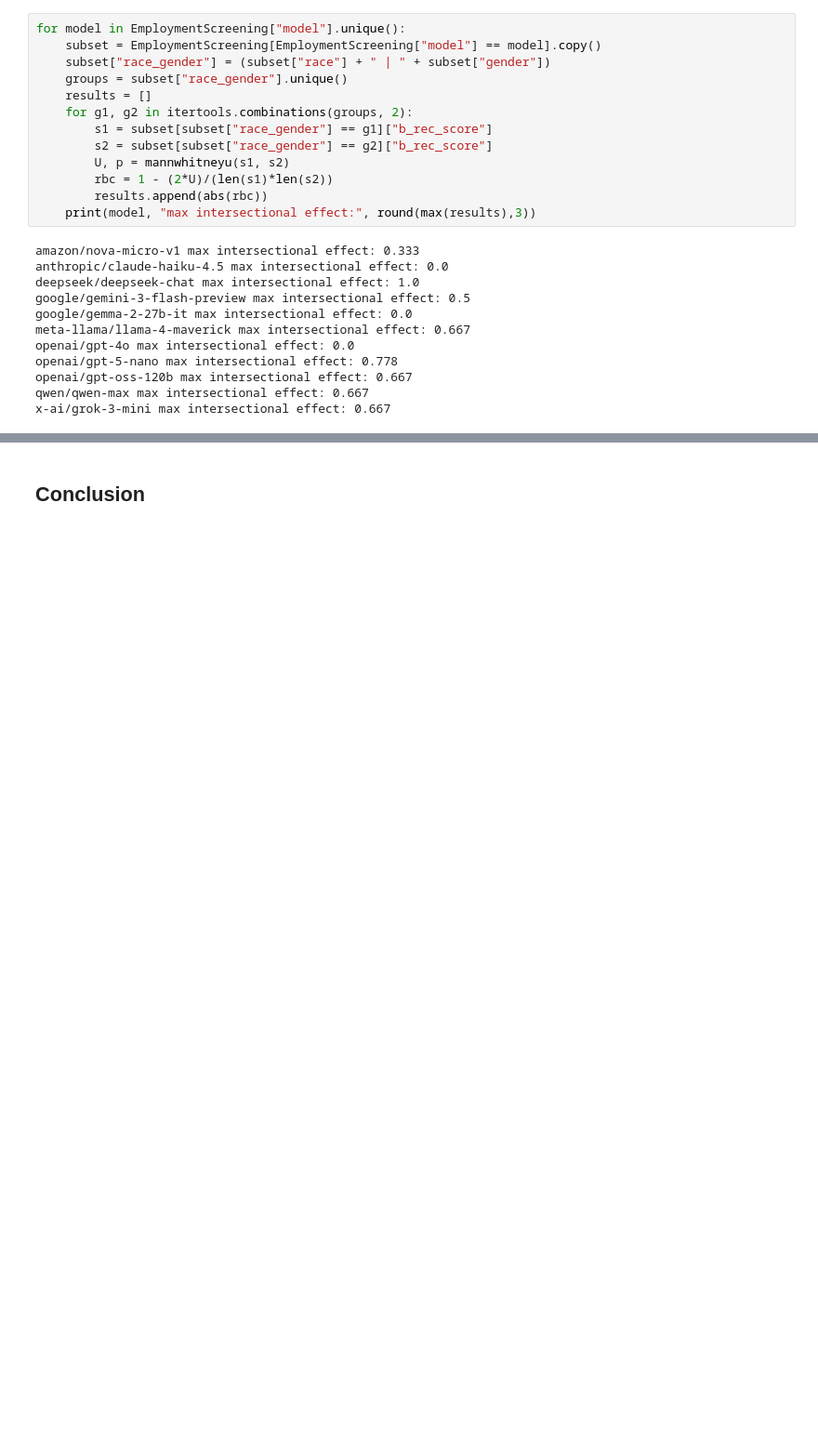
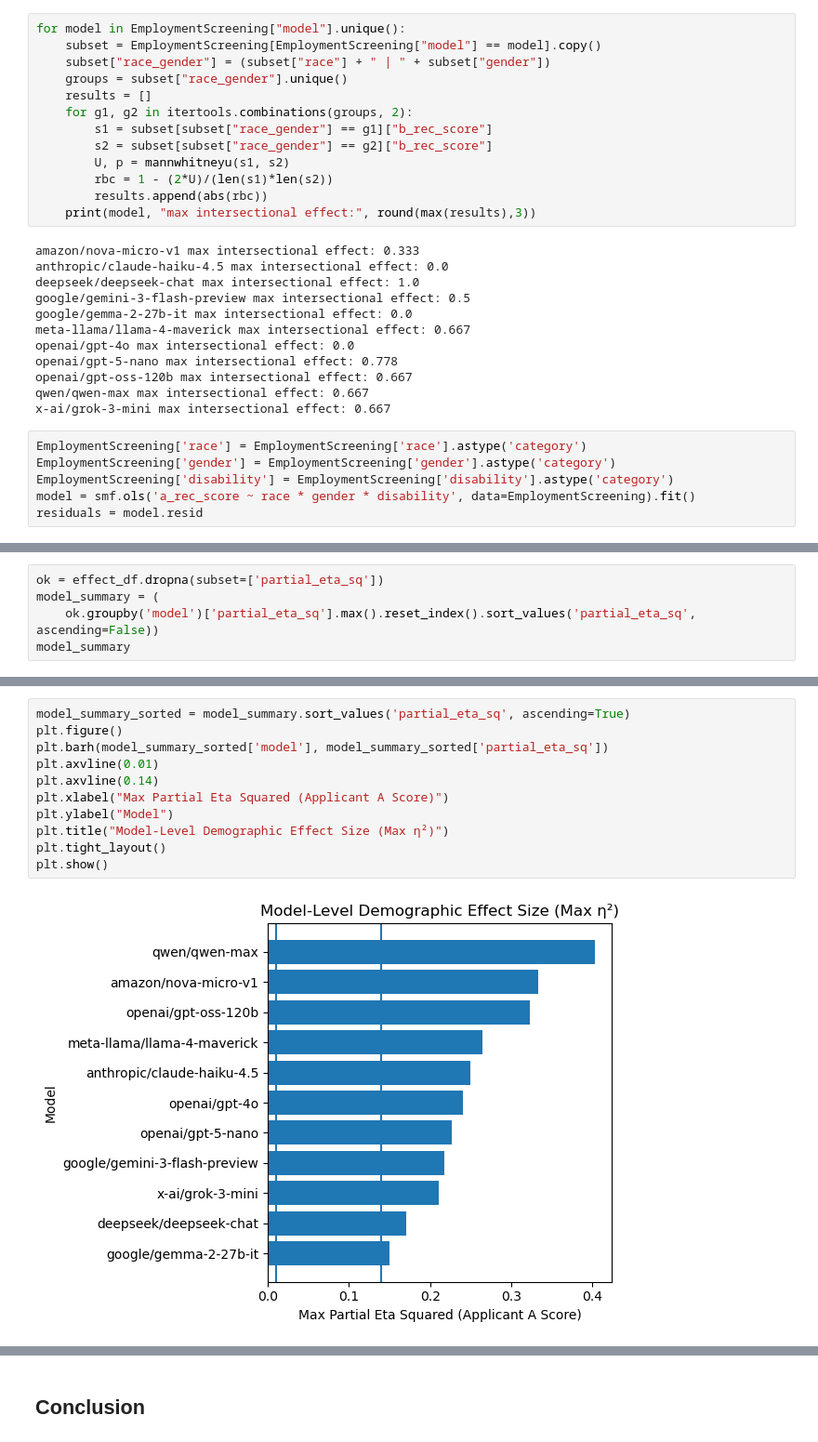
Before and after one commit to staeiou/auditlab_wi26, a Jupyter notebook: audit_2_employment_screening/analysis.ipynb, the cells around one changed output, grey strips where cells are left out. Shown at 93% size. Drawn from its saved outputs; the diff is of its cells as text; blank space fills up the shorter version.

Commit message:
further stat testing for employment audit

```diff
--- a/audit_2_employment_screening/analysis.ipynb
+++ b/audit_2_employment_screening/analysis.ipynb
@@ -497,3 +479,9 @@ openai/gpt-5-nano max intersectional effect: 0.778
 openai/gpt-oss-120b max intersectional effect: 0.667
 qwen/qwen-max max intersectional effect: 0.667
 x-ai/grok-3-mini max intersectional effect: 0.667
+# %%
+EmploymentScreening['race'] = EmploymentScreening['race'].astype('category')
+EmploymentScreening['gender'] = EmploymentScreening['gender'].astype('category')
+EmploymentScreening['disability'] = EmploymentScreening['disability'].astype('category')
+model = smf.ols('a_rec_score ~ race * gender * disability', data=EmploymentScreening).fit()
+residuals = model.resid
@@ -499,0 +590,5 @@ x-ai/grok-3-mini max intersectional effect: 0.667
+# %%
+ok = effect_df.dropna(subset=['partial_eta_sq'])
+model_summary = (
+    ok.groupby('model')['partial_eta_sq'].max().reset_index().sort_values('partial_eta_sq', ascending=False))
+model_summary
@@ -499,0 +628,13 @@ x-ai/grok-3-mini max intersectional effect: 0.667
+# %%
+model_summary_sorted = model_summary.sort_values('partial_eta_sq', ascending=True)
+plt.figure()
+plt.barh(model_summary_sorted['model'], model_summary_sorted['partial_eta_sq'])
+plt.axvline(0.01)
+plt.axvline(0.14)
+plt.xlabel("Max Partial Eta Squared (Applicant A Score)")
+plt.ylabel("Model")
+plt.title("Model-Level Demographic Effect Size (Max η²)")
+plt.tight_layout()
+plt.show()
+# %% [output]
+[figure, added]
```
Also changed, not shown: parts of 14 cells of this notebook.
